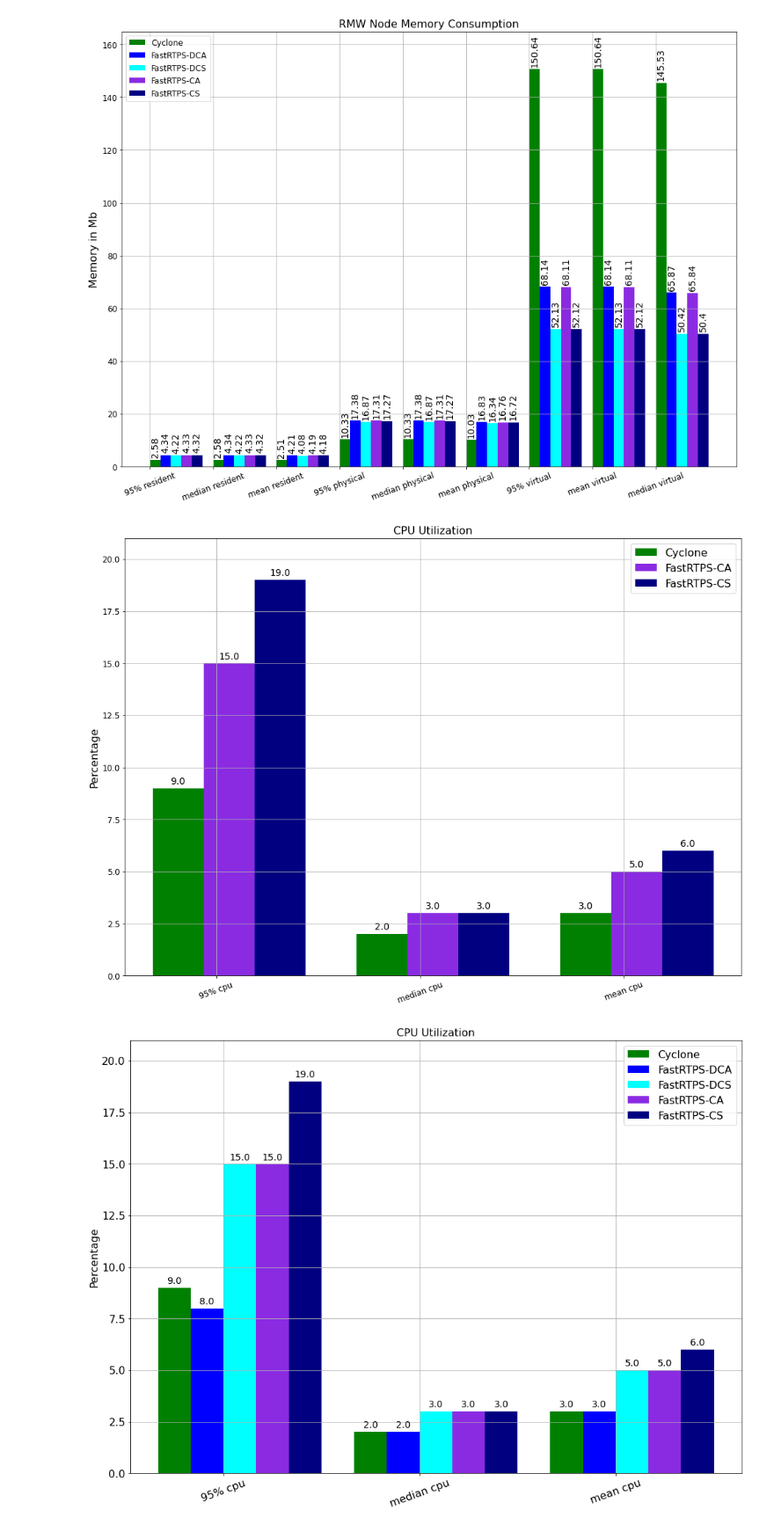
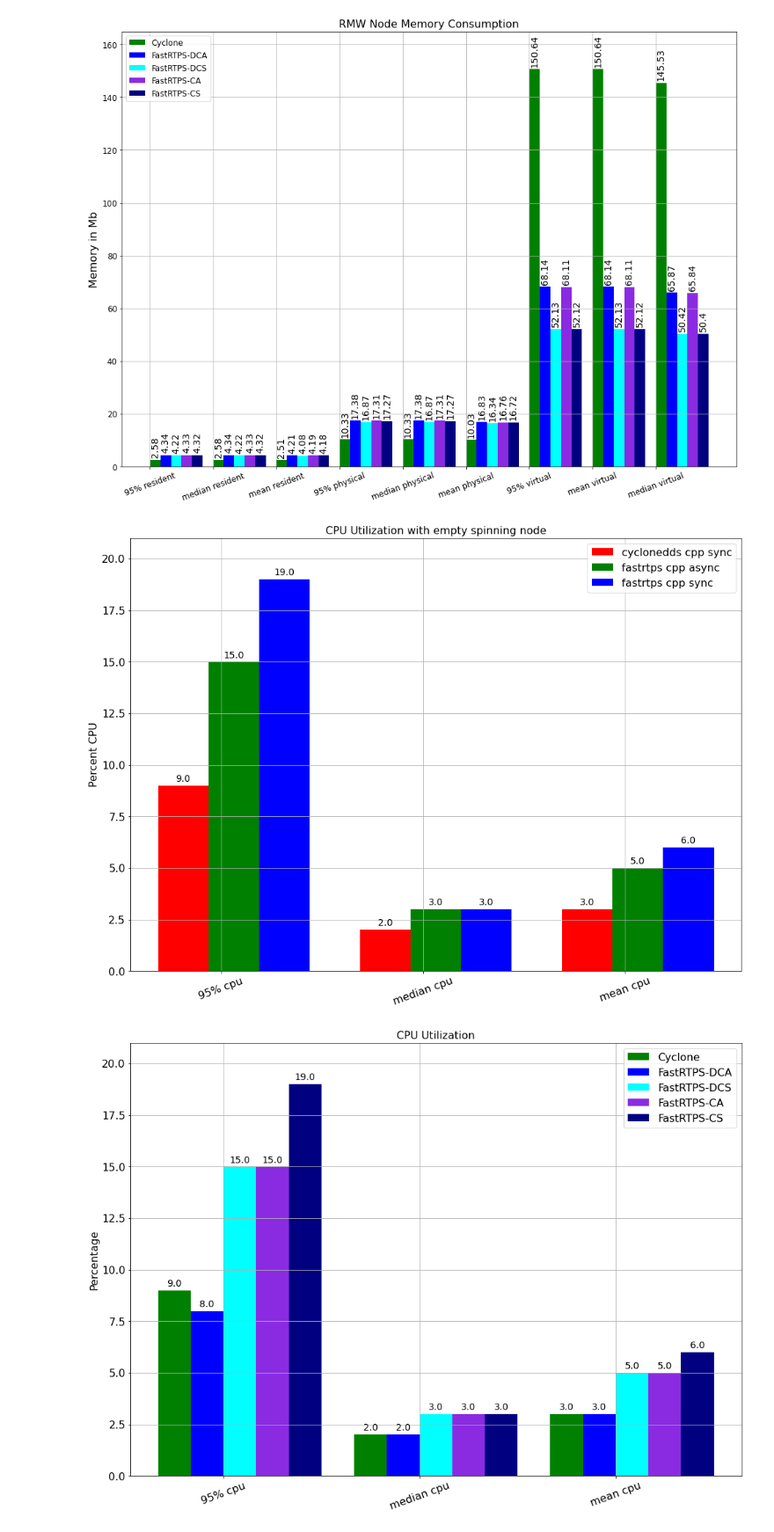
Before and after one commit to osrf/TSC-RMW-Reports, a Jupyter notebook: galactic/BuildFarmPlots.ipynb, the cells around one changed output. Shown at 88% size. Cells and saved outputs as stored; diff of their text form; code cells hidden in the pictures.

```diff
--- a/galactic/BuildFarmPlots.ipynb
+++ b/galactic/BuildFarmPlots.ipynb
@@ -13,12 +13,12 @@ network_perf = pd.read_csv('./data/build_farm/perf_network_results.csv')
 two_proc_network_perf = pd.read_csv('./data/build_farm/two_process_perf_network_results.csv')
 # %%
 #Give each vendor/flavor a color
-connext_c = "red"
-cyclone_c = "green"
-fast_dca_c = "blue"
-fast_cs_c = "navy"
+connext_c = "blueviolet"
+cyclone_c = "red"
+fast_dca_c = "navg"
+fast_cs_c = "blue"
 fast_dcs_c = "cyan"
-fast_ca_c = "blueviolet"
+fast_ca_c = "green"
 # %%
 # Node performance is just the performance of a single node.
 # Let's split this into two tranches to plot, Memory and CPU
@@ -145,39 +145,39 @@ width = 1 # otherwise make them be a unit size
 
 fig, ax = plt.subplots()
 fig.set_size_inches(16.5,12)
 
 
-cyclone_rects = ax.bar(x, cyclone_rows, width, label='Cyclone',color=cyclone_c)
-fast_ca_rects = ax.bar(x+width, fast_ca_rows, width, label='FastRTPS-CA', color=fast_ca_c)
-fast_cs_rects = ax.bar(x+(2*width), fast_cs_rows, width, label='FastRTPS-CS', color =fast_cs_c)
+cyclone_rects = ax.bar(x, cyclone_rows, width, label='cyclonedds cpp sync',color=cyclone_c)
+fast_ca_rects = ax.bar(x+width, fast_ca_rows, width, label='fastrtps cpp async', color=fast_ca_c)
+fast_cs_rects = ax.bar(x+(2*width), fast_cs_rows, width, label='fastrtps cpp sync', color =fast_cs_c)
 
 font = { 'size': 16 }
 
 matplotlib.rc('font', **font)
 
 parameters = {'axes.labelsize': 16,
               'axes.titlesize': 16}
 plt.rcParams.update(parameters)
 
 
 # Add some text for labels, title and custom x-axis tick labels, etc.
-ax.set_ylabel('Percentage')
-ax.set_title('CPU Utilization')
+ax.set_ylabel('Percent CPU')
+ax.set_title('CPU Utilization with empty spinning node')
 ax.set_xticks(x+0.75)
 ax.set_xticklabels(x_labels,rotation=20)
 ax.legend()
 ax.set_ylim(0,21)
 
 plt.grid()
 autolabel(cyclone_rects,rot=0)
 autolabel(fast_cs_rects,rot=0)
 autolabel(fast_ca_rects,rot=0)
 
 
 plt.savefig("./plots/BuildFarmRMWCPUConsumption.png")
 plt.show()
 # %% [output]
-[figure, old version]
+[figure, new version]
 # %%
 target_cols = [9,10,11]
 x_labels = ["95% cpu","median cpu","mean cpu"]
```
Also changed, not shown: parts of 1 cell of this notebook, 3 other files.
